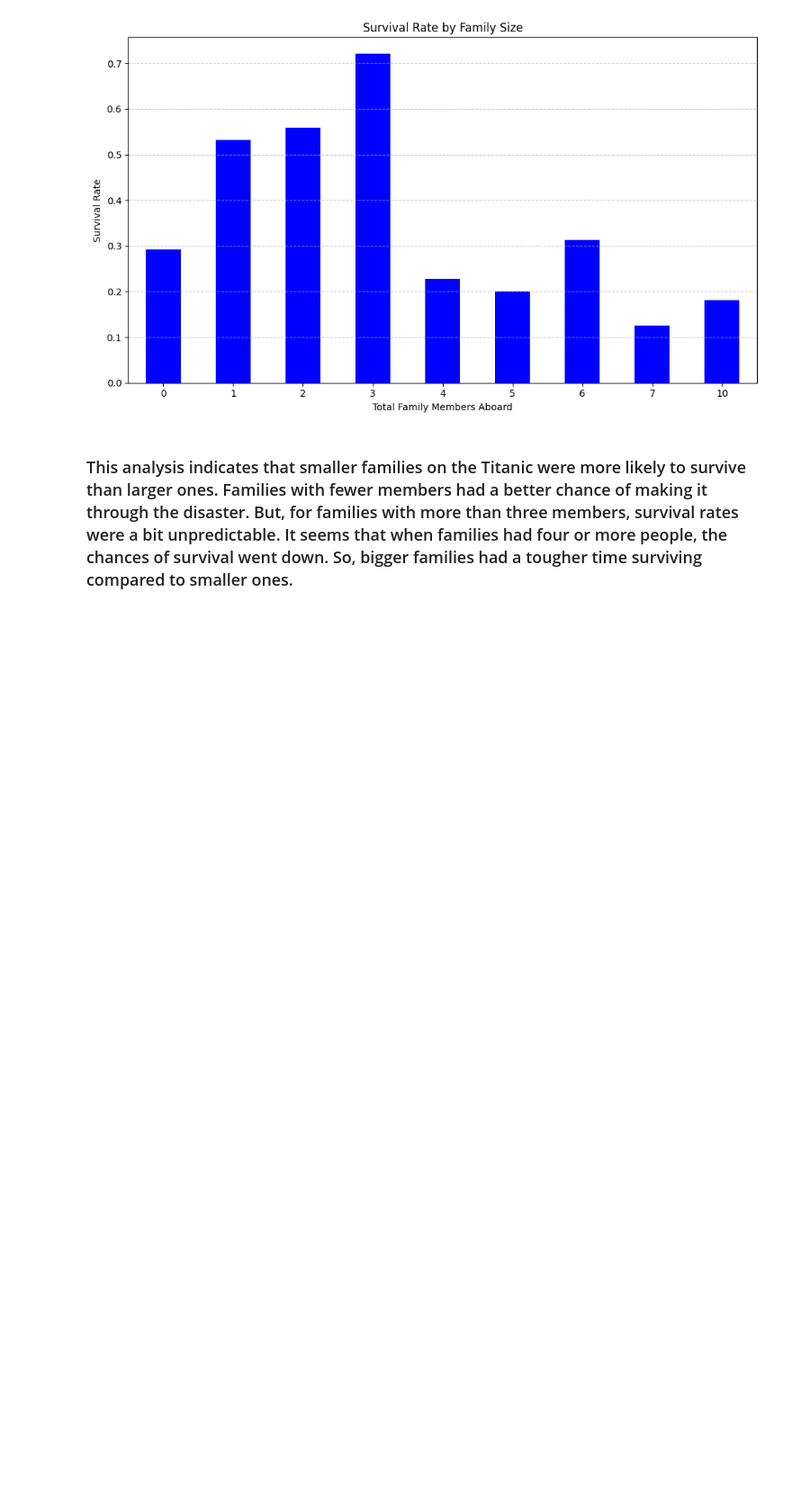
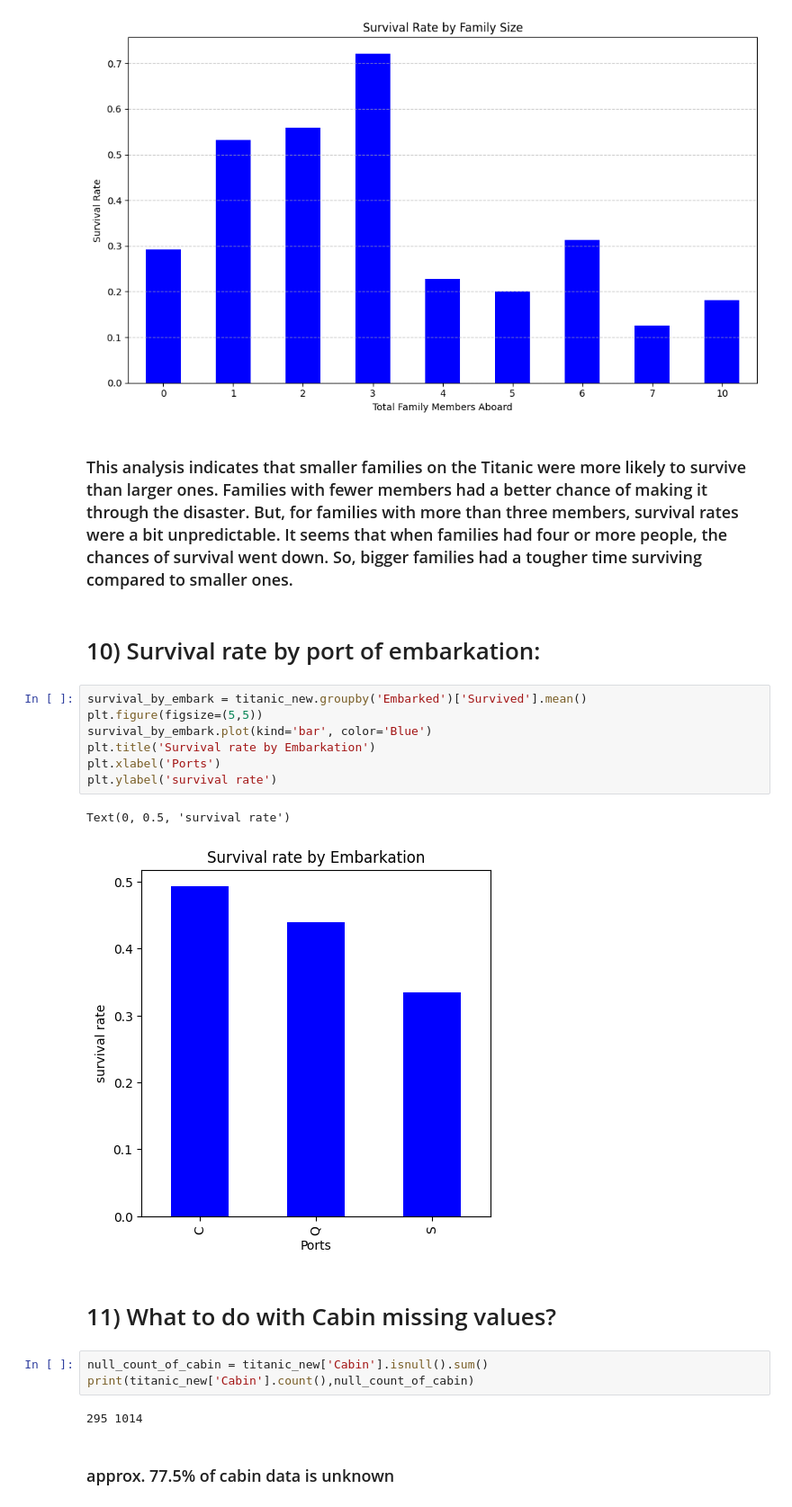
Before and after one commit to bilaalmunir/PRODIGY-DS-02, a Jupyter notebook: Prodigy-ds-02.ipynb, the cells around one changed output. Shown at 90% size. Cells and saved outputs as stored; diff of their text form; blank space fills up the shorter version.

```diff
--- a/Prodigy-ds-02.ipynb
+++ b/Prodigy-ds-02.ipynb
@@ -466,3 +468,24 @@ Name: Survived, dtype: float64
 # %% [markdown]
 
 ### This analysis indicates that smaller families on the Titanic were more likely to survive than larger ones. Families with fewer members had a better chance of making it through the disaster. But, for families with more than three members, survival rates were a bit unpredictable. It seems that when families had four or more people, the chances of survival went down. So, bigger families had a tougher time surviving compared to smaller ones.
+# %% [markdown]
+# 10) Survival rate by port of embarkation:
+# %%
+survival_by_embark = titanic_new.groupby('Embarked')['Survived'].mean()
+plt.figure(figsize=(5,5))
+survival_by_embark.plot(kind='bar', color='Blue')
+plt.title('Survival rate by Embarkation')
+plt.xlabel('Ports')
+plt.ylabel('survival rate')
+# %% [output]
+Text(0, 0.5, 'survival rate')
+[figure, added]
+# %% [markdown]
+# 11) What to do with Cabin missing values?
+# %%
+null_count_of_cabin = titanic_new['Cabin'].isnull().sum()
+print(titanic_new['Cabin'].count(),null_count_of_cabin)
+# %% [output]
+295 1014
+# %% [markdown]
+### approx. 77.5% of cabin data is unknown
```
Also changed, not shown: parts of 5 cells of this notebook.
